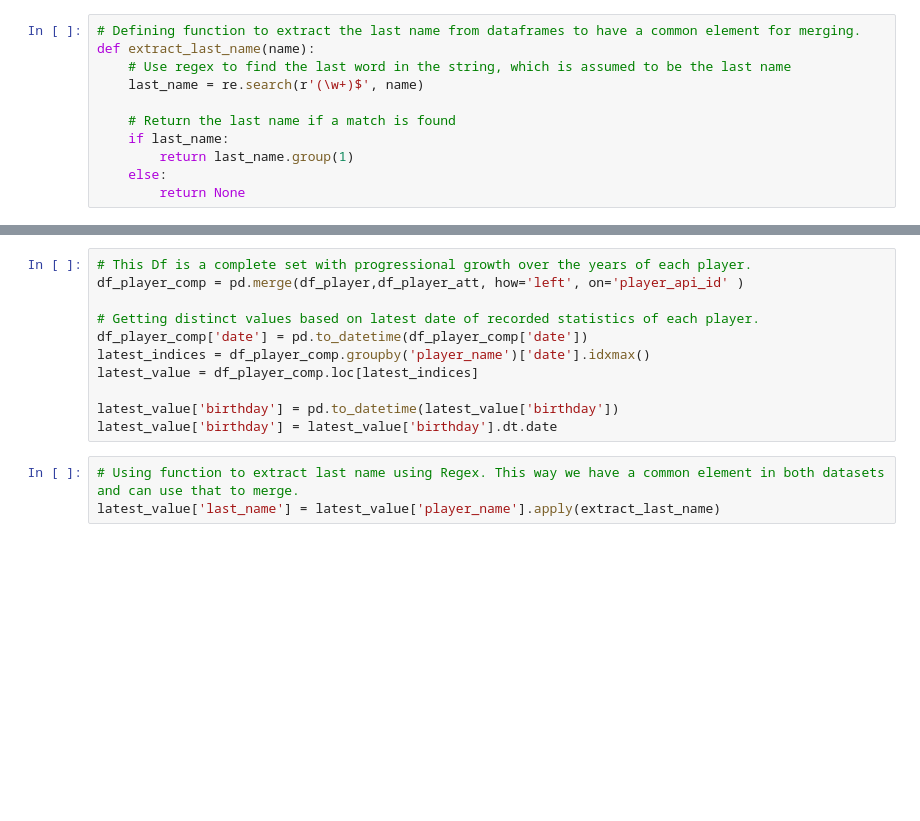
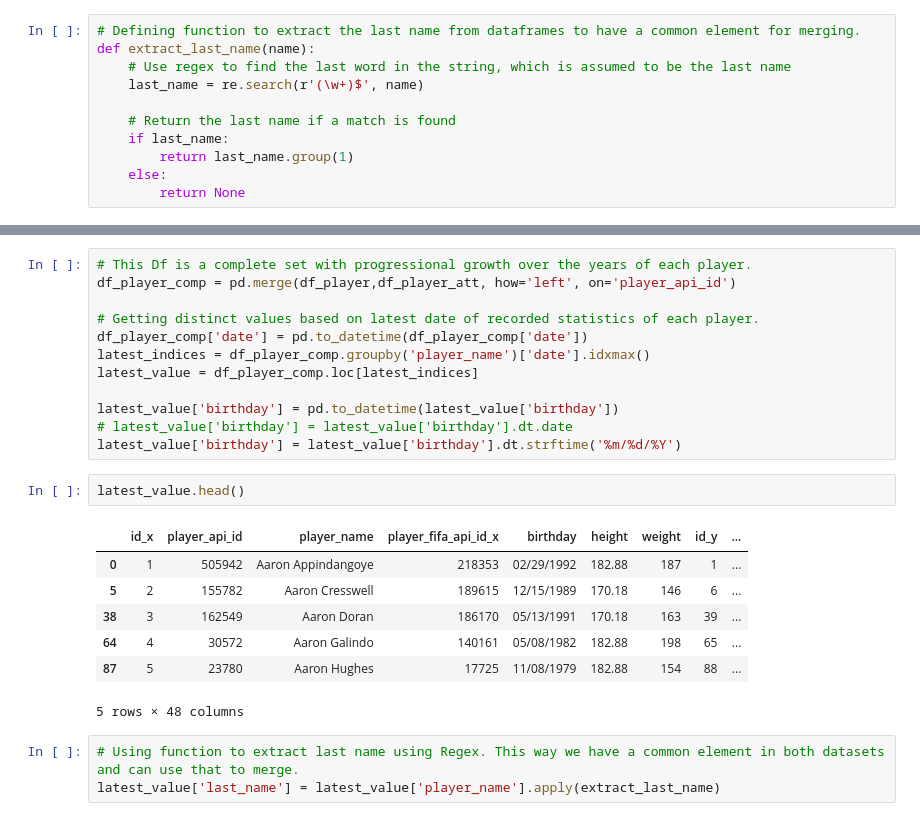
Before and after one commit to rdeshir10/Fifa_Analysis, a Jupyter notebook: football.ipynb, the cells around one changed output, grey strips where cells are left out. Drawn from its saved outputs; the diff is of its cells as text; blank space fills up the shorter version.

```diff
--- a/football.ipynb
+++ b/football.ipynb
@@ -24,6 +44,6 @@ def extract_last_name(name):
 # %%
 # This Df is a complete set with progressional growth over the years of each player.
-df_player_comp = pd.merge(df_player,df_player_att, how='left', on='player_api_id' )
+df_player_comp = pd.merge(df_player,df_player_att, how='left', on='player_api_id')
 
 # Getting distinct values based on latest date of recorded statistics of each player.
 df_player_comp['date'] = pd.to_datetime(df_player_comp['date'])
@@ -31,7 +51,18 @@ latest_indices = df_player_comp.groupby('player_name')['date'].idxmax()
 latest_value = df_player_comp.loc[latest_indices]
 
 latest_value['birthday'] = pd.to_datetime(latest_value['birthday'])
-latest_value['birthday'] = latest_value['birthday'].dt.date
+# latest_value['birthday'] = latest_value['birthday'].dt.date
+latest_value['birthday'] = latest_value['birthday'].dt.strftime('%m/%d/%Y')
+# %%
+latest_value.head()
+# %% [output]
+|  | id_x | player_api_id | player_name | player_fifa_api_id_x | birthday | height | weight | id_y | ... |
+| 0 | 1 | 505942 | Aaron Appindangoye | 218353 | 02/29/1992 | 182.88 | 187 | 1 | ... |
+| 5 | 2 | 155782 | Aaron Cresswell | 189615 | 12/15/1989 | 170.18 | 146 | 6 | ... |
+| 38 | 3 | 162549 | Aaron Doran | 186170 | 05/13/1991 | 170.18 | 163 | 39 | ... |
+| 64 | 4 | 30572 | Aaron Galindo | 140161 | 05/08/1982 | 182.88 | 198 | 65 | ... |
+| 87 | 5 | 23780 | Aaron Hughes | 17725 | 11/08/1979 | 182.88 | 154 | 88 | ... |
+5 rows × 48 columns
 # %%
 # Using function to extract last name using Regex. This way we have a common element in both datasets and can use that to merge.
 latest_value['last_name'] = latest_value['player_name'].apply(extract_last_name)
```
Also changed, not shown: parts of 11 cells of this notebook, 6 other files.
